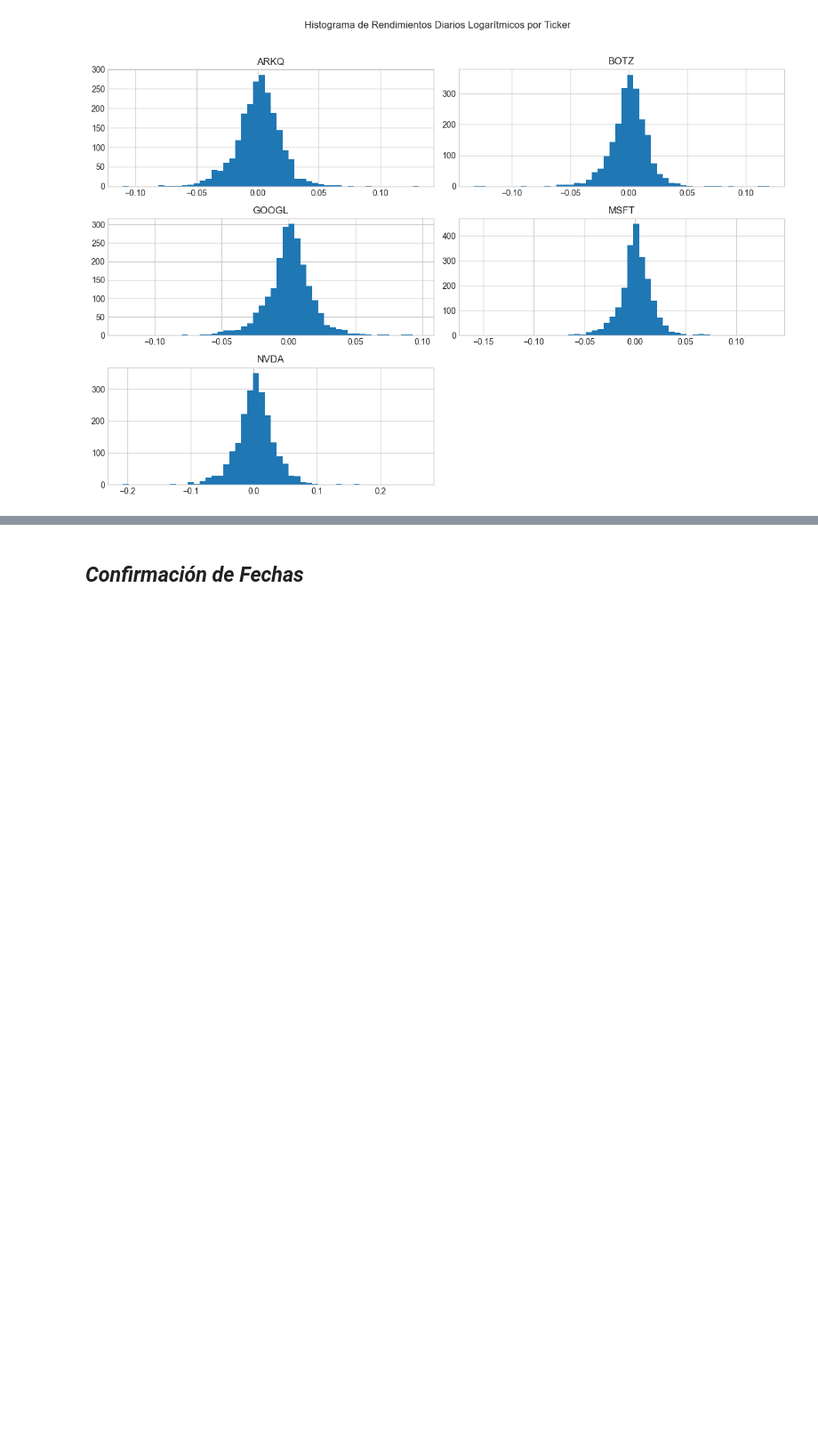
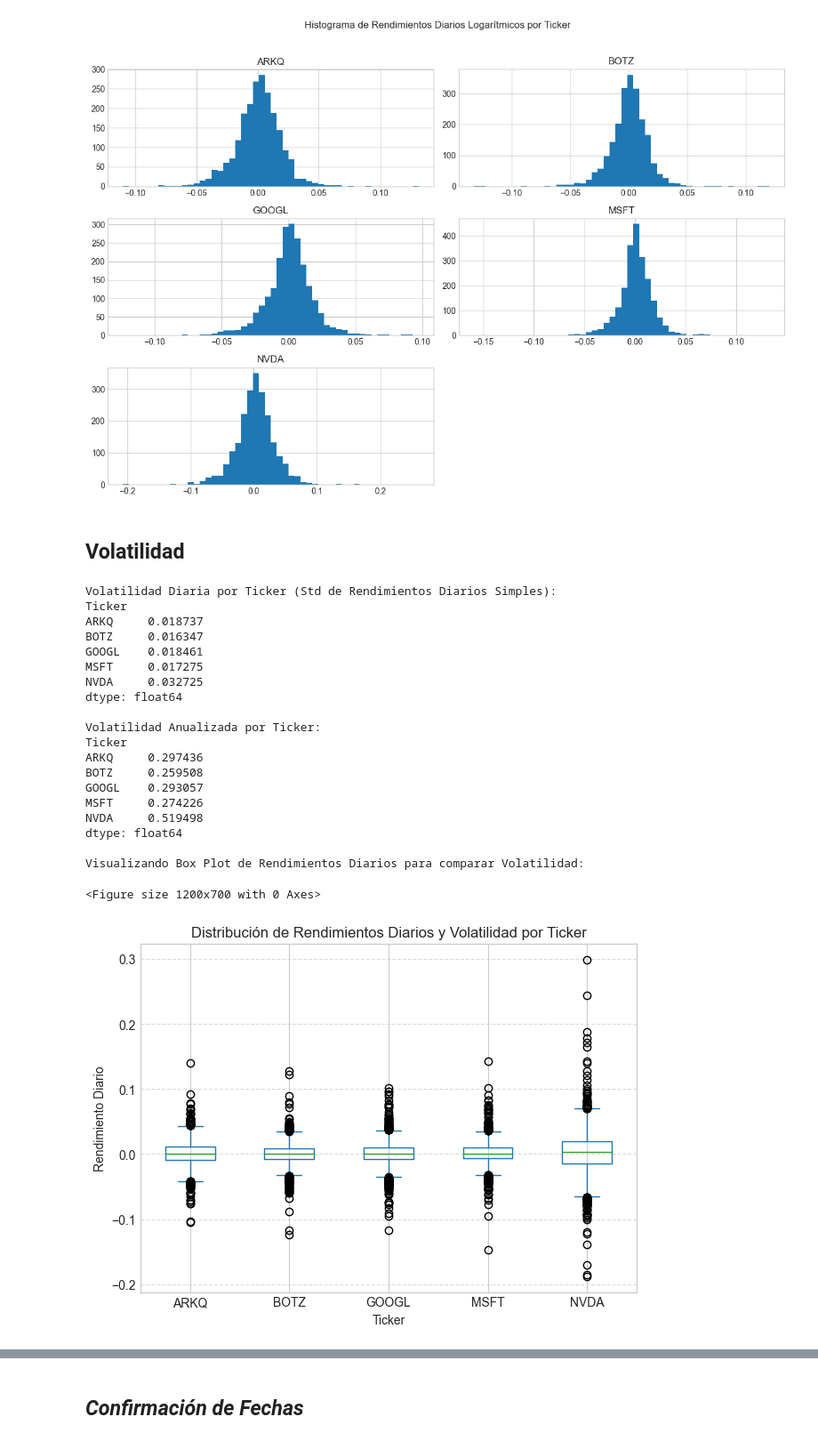
Before and after one commit to Haagila/data-eda-project, a Jupyter notebook: notebooks/02_exploratory_data_analysis.ipynb, the cells around one changed output, grey strips where cells are left out. Shown: that part at 89% size. Cells and saved outputs as stored; diff of their text form; code cells hidden in the pictures; blank space fills up the shorter version.

Commit message:
feat: Graphics

```diff
--- a/notebooks/02_exploratory_data_analysis.ipynb
+++ b/notebooks/02_exploratory_data_analysis.ipynb
@@ -167,3 +165,55 @@ Visualizando histograma de Rendimientos Diarios Simples...
 [figure]
 Visualizando histograma de Rendimientos Diarios Logarítmicos...
 [figure]
+# %% [markdown]
+## **Volatilidad**
+# %%
+import numpy as np
+import matplotlib.pyplot as plt
+
+daily_volatility = returns_simple.std()
+
+print("Volatilidad Diaria por Ticker (Std de Rendimientos Diarios Simples):")
+print(daily_volatility)
+
+# Volatilidad a 252 días
+trading_days_per_year = 252
+annualized_volatility = daily_volatility * np.sqrt(trading_days_per_year)
+
+print("\nVolatilidad Anualizada por Ticker:")
+print(annualized_volatility)
+
+
+print("\nVisualizando Box Plot de Rendimientos Diarios para comparar Volatilidad:")
+plt.figure(figsize=(12, 7))
+
+returns_simple.plot(kind='box')
+
+plt.title('Distribución de Rendimientos Diarios y Volatilidad por Ticker')
+plt.ylabel('Rendimiento Diario')
+plt.xlabel('Ticker')
+plt.grid(axis='y', linestyle='--', alpha=0.7)
+plt.tight_layout()
+plt.show()
+# %% [output]
+Volatilidad Diaria por Ticker (Std de Rendimientos Diarios Simples):
+Ticker
+ARKQ     0.018737
+BOTZ     0.016347
+GOOGL    0.018461
+MSFT     0.017275
+NVDA     0.032725
+dtype: float64
+
+Volatilidad Anualizada por Ticker:
+Ticker
+ARKQ     0.297436
+BOTZ     0.259508
+GOOGL    0.293057
+MSFT     0.274226
+NVDA     0.519498
+dtype: float64
+
+Visualizando Box Plot de Rendimientos Diarios para comparar Volatilidad:
+<Figure size 1200x700 with 0 Axes>
+[figure, added]
```
Also changed, not shown: parts of 4 cells of this notebook.
